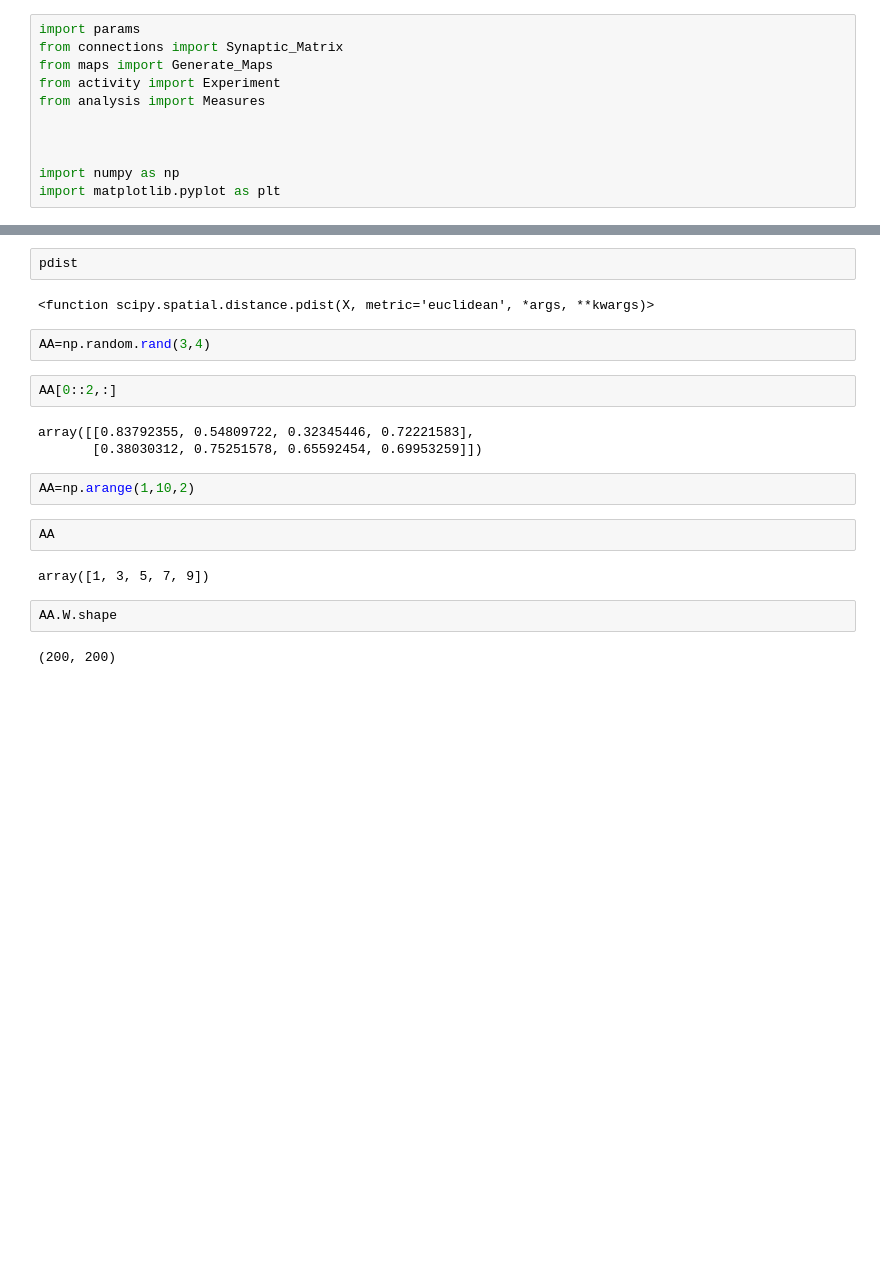
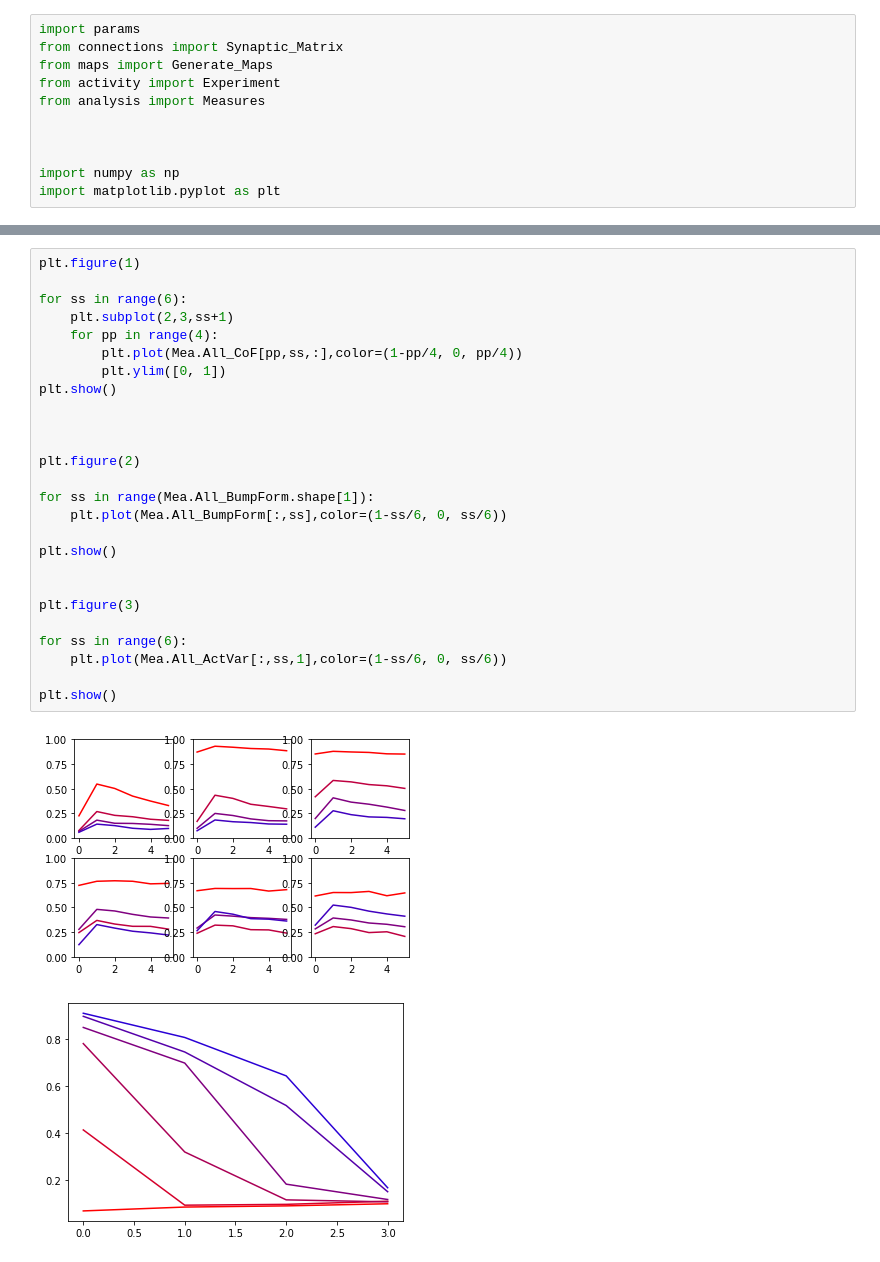
Before and after one commit to fstella/SleepingMaps, a Jupyter notebook: Untitled.ipynb, the cells around one changed output, grey strips where cells are left out. Cells and saved outputs as stored; diff of their text form; blank space fills up the shorter version.

```diff
--- a/Untitled.ipynb
+++ b/Untitled.ipynb
@@ -70,21 +82,29 @@ from scipy.spatial.distance import pdist
-# %%
-pdist
-# %% [output]
-<function scipy.spatial.distance.pdist(X, metric='euclidean', *args, **kwargs)>
-# %%
-AA=np.random.rand(3,4)
-# %%
-AA[0::2,:]
-# %% [output]
-array([[0.83792355, 0.54809722, 0.32345446, 0.72221583],
-       [0.38030312, 0.75251578, 0.65592454, 0.69953259]])
-# %%
-AA=np.arange(1,10,2)
-# %%
-AA
-# %% [output]
-array([1, 3, 5, 7, 9])
-# %%
-AA.W.shape
-# %% [output]
-(200, 200)
+# %%
+plt.figure(1)
+
+for ss in range(6):
+    plt.subplot(2,3,ss+1)
+    for pp in range(4):
+        plt.plot(Mea.All_CoF[pp,ss,:],color=(1-pp/4, 0, pp/4))
+        plt.ylim([0, 1])
+plt.show()
+
+
+
+plt.figure(2)
+
+for ss in range(Mea.All_BumpForm.shape[1]):
+    plt.plot(Mea.All_BumpForm[:,ss],color=(1-ss/6, 0, ss/6))
+
+plt.show()
+
+
+plt.figure(3)
+
+for ss in range(6):
+    plt.plot(Mea.All_ActVar[:,ss,1],color=(1-ss/6, 0, ss/6))
+
+plt.show()
+# %% [output]
+[figure, added]
+[figure, added]
```
Also changed, not shown: parts of 22 cells of this notebook, 4 other files.
